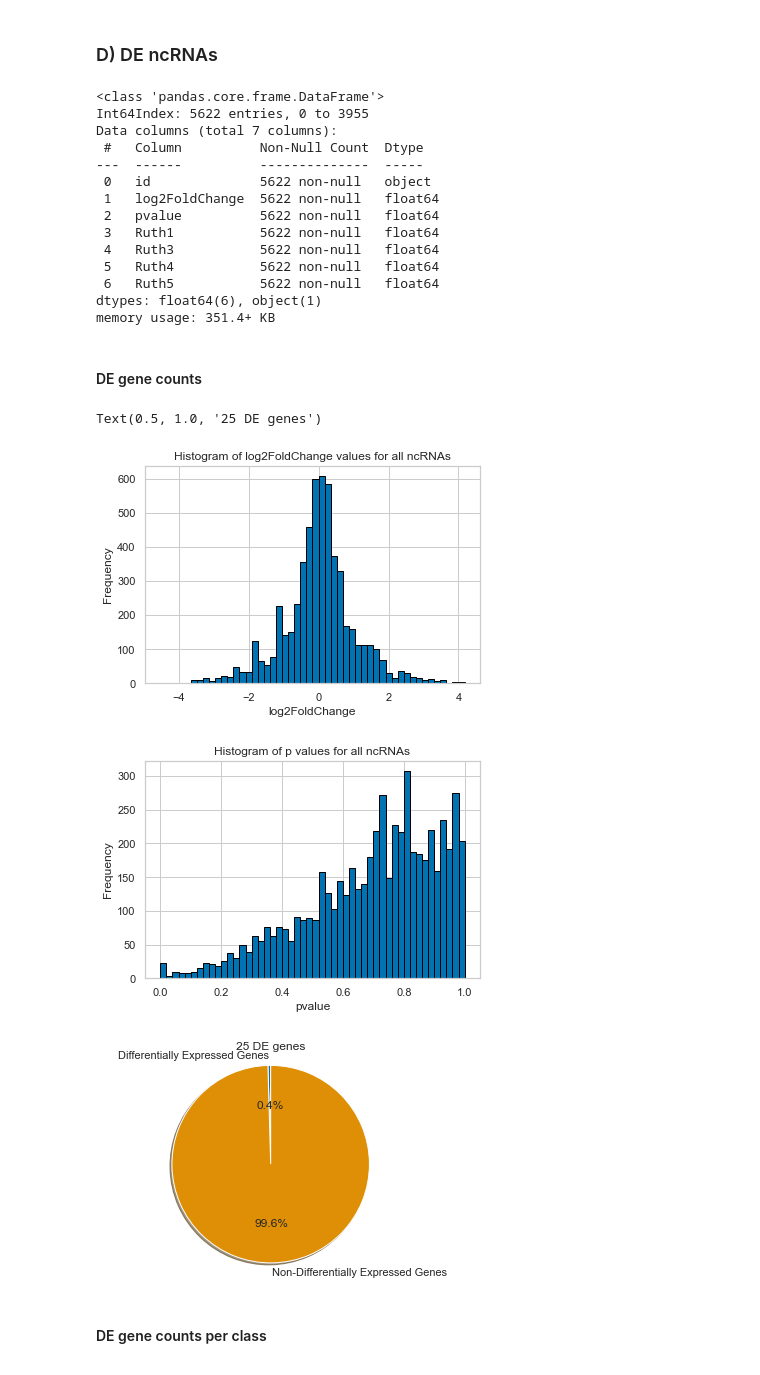
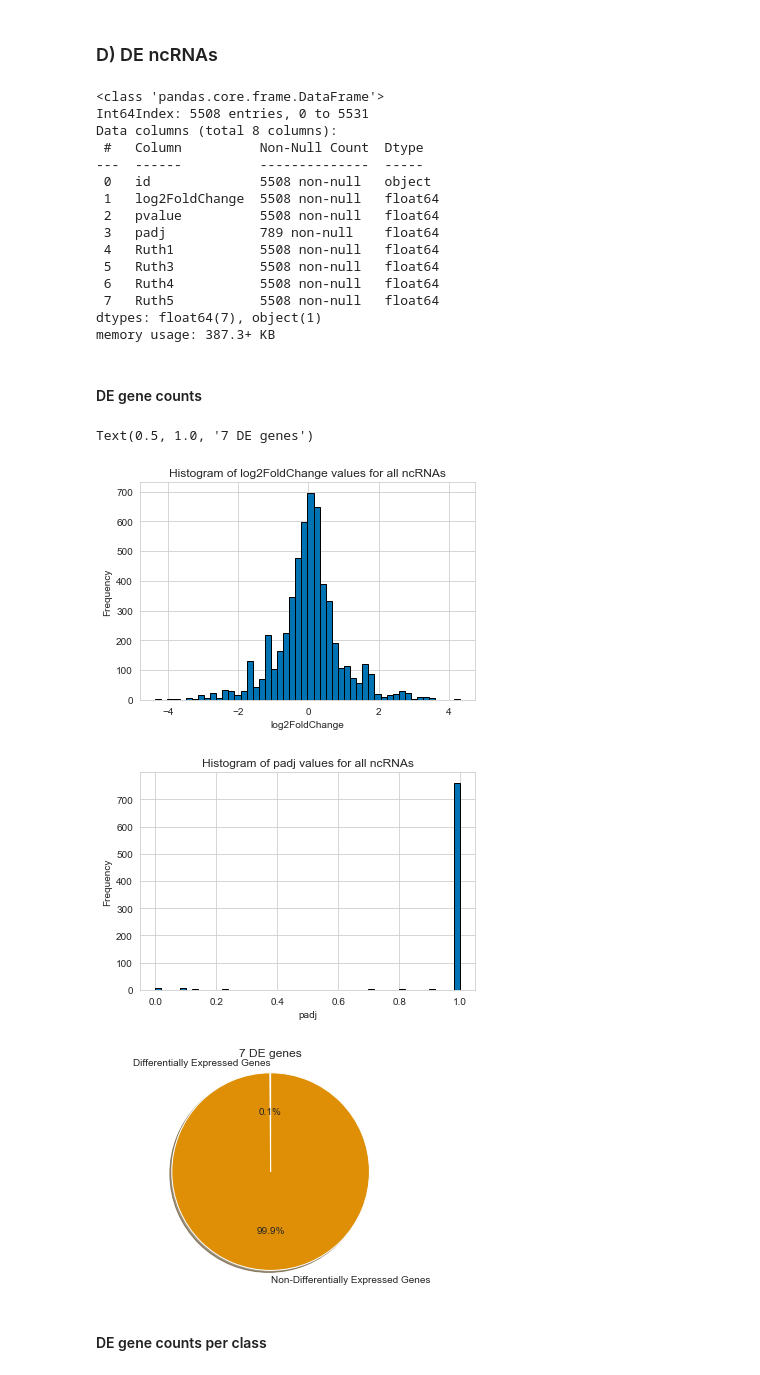
Before and after one commit to DoctorBioinformatics/sncRNAP, a Jupyter notebook: sncRNA_profiling.ipynb, the cells around one changed output. Saved outputs shown, nothing was run; the diff lists cells and outputs as text; code cells hidden in the pictures.

```diff
--- a/sncRNA_profiling.ipynb
+++ b/sncRNA_profiling.ipynb
@@ -213,2 +148,9 @@ See Full Dataframe in Mito
+# %%
+# Read CSV file
+df = pd.read_csv("/Users/hgibriel/Dropbox/C_vs_T.csv")
+df = df.drop(df.columns[0], axis=1)
+
+# rename column id
+df = df.rename(columns={df.columns[0]: 'id'})
 # %% [markdown]
 #### change id names to id_class
@@ -262,3 +157,26 @@ conc_df = conc_df[~conc_df['id'].str.contains('Mt')]
+# %%
+# Iterate over the ids
+for i, row in enumerate(df['id']):
+
+    if "trna" in row:
+        # change row name to row name + ncRNA_class
+        ncRNA_class = 'tRNA'
+
+        new_id = row + "_" + ncRNA_class
+        df['id'] = df['id'].replace({row: new_id})
+
+    if "MIMA" in row:
+        ncRNA_class = 'miRNA'
+        new_string = row.split('_')[1]
+        new_id = new_string + "_" + ncRNA_class
+        df['id'] = df['id'].replace({row: new_id})
+
+    if ('trna' not in row) and ('MIMAT' not in row):
+        new_id = row
+        df['id'] = df['id'].replace({row: new_id})
+
+# remove rows that don't have a classification
+df = df[~df['id'].str.contains('Mt')]
 # %% [markdown]
 #### check ncRNA counts across samples
 # %%
@@ -422,58 +341,58 @@ fig7 = g.fig
 # %% [markdown]
 ### D) DE ncRNAs
 # %%
-conc_df.info()
+df.info()
 # %% [output]
 <class 'pandas.core.frame.DataFrame'>
-Int64Index: 5622 entries, 0 to 3955
-Data columns (total 7 columns):
+Int64Index: 5508 entries, 0 to 5531
+Data columns (total 8 columns):
  #   Column          Non-Null Count  Dtype
 ---  ------          --------------  -----
- 0   id              5622 non-null   object
- 1   log2FoldChange  5622 non-null   float64
- 2   pvalue          5622 non-null   float64
- 3   Ruth1           5622 non-null   float64
- 4   Ruth3           5622 non-null   float64
- 5   Ruth4           5622 non-null   float64
- 6   Ruth5           5622 non-null   float64
-dtypes: float64(6), object(1)
-memory usage: 351.4+ KB
+ 0   id              5508 non-null   object
+ 1   log2FoldChange  5508 non-null   float64
+ 2   pvalue          5508 non-null   float64
+ 3   padj            789 non-null    float64
+ 4   Ruth1           5508 non-null   float64
+ 5   Ruth3           5508 non-null   float64
+ 6   Ruth4           5508 non-null   float64
+ 7   Ruth5           5508 non-null   float64
+dtypes: float64(7), object(1)
+memory usage: 387.3+ KB
 # %% [markdown]
 #### DE gene counts
 # %%
 # plot log2fc distribution
 fig8 = plt.figure()
-plt.hist(conc_df['log2FoldChange'], bins=50, edgecolor='black')
+plt.hist(df['log2FoldChange'], bins=50, edgecolor='black')
 plt.xlabel('log2FoldChange')
 plt.ylabel('Frequency')
 plt.title('Histogram of log2FoldChange values for all ncRNAs')
 
-# plot pvalues distribution
+# plot padj distribution
 fig9 = plt.figure()
-plt.hist(conc_df['pvalue'], bins=50, edgecolor='black')
-plt.xlabel('pvalue')
+plt.hist(df['padj'], bins=50, edgecolor='black')
+plt.xlabel('padj')
 plt.ylabel('Frequency')
-plt.title('Histogram of p values for all ncRNAs')
+plt.title('Histogram of padj values for all ncRNAs')
 
 # determine DE value threshold nad plot percentage
-counts = ((conc_df['log2FoldChange'] > 1) | (conc_df['log2FoldChange'] < -1)) & (conc_df['pvalue'] < 0.05)
+counts = ((df['log2FoldChange'] > 1) | (df['log2FoldChange'] < -1)) & (df['padj'] < 0.05)
 count = counts.sum()
-# print(str(count)+' DE genes')
 
 # Plot the pie chart
 fig10 = plt.figure()
 labels = ['Differentially Expressed Genes', 'Non-Differentially Expressed Genes']
-sizes = [count, len(conc_df)]
+sizes = [count, len(df)]
 ax1 = fig10.add_subplot(111)
 ax1.pie(sizes, labels=labels, autopct='%1.1f%%',
         shadow=True, startangle=90)
 ax1.axis('equal')  # Equal aspect ratio ensures that pie is drawn as a circle
 ax1.set_title(str(count)+' DE genes')
 # %% [output]
-Text(0.5, 1.0, '25 DE genes')
+Text(0.5, 1.0, '7 DE genes')
-[figure, old version]
+[figure, new version]
-[figure, old version]
+[figure, new version]
-[figure, old version]
+[figure, new version]
 # %% [markdown]
 #### DE gene counts per class
 # %%
```
Also changed, not shown: parts of 30 cells of this notebook.
